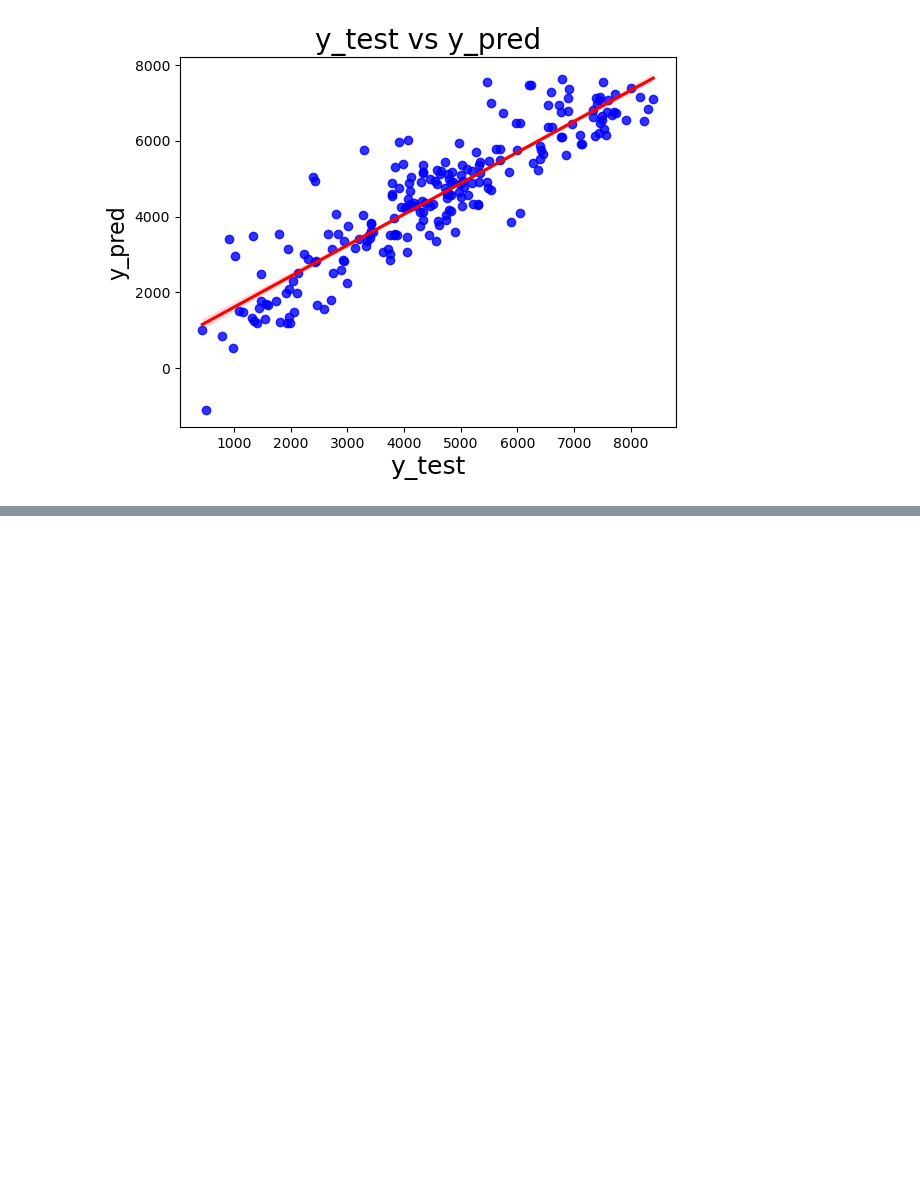
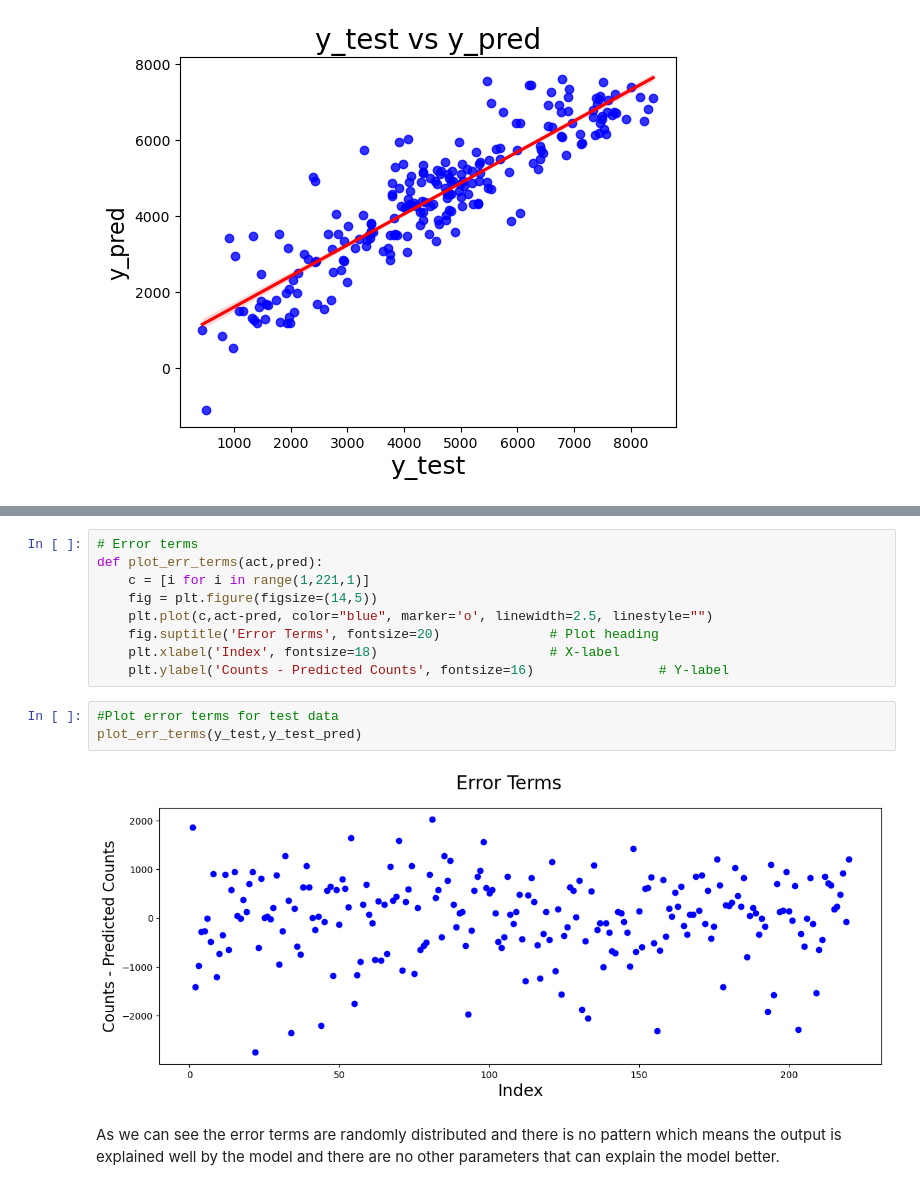
Before and after one commit to balagorrepati/BikeSharing, a Jupyter notebook: Bike Sharing Assignment.ipynb, the cells around one changed output, grey strips where cells are left out. Drawn from its saved outputs; the diff is of its cells as text; blank space fills up the shorter version.

```diff
--- a/Bike Sharing Assignment.ipynb
+++ b/Bike Sharing Assignment.ipynb
@@ -767,2 +808,18 @@ plt.show()
+# %%
+# Error terms
+def plot_err_terms(act,pred):
+    c = [i for i in range(1,221,1)]
+    fig = plt.figure(figsize=(14,5))
+    plt.plot(c,act-pred, color="blue", marker='o', linewidth=2.5, linestyle="")
+    fig.suptitle('Error Terms', fontsize=20)              # Plot heading
+    plt.xlabel('Index', fontsize=18)                      # X-label
+    plt.ylabel('Counts - Predicted Counts', fontsize=16)                # Y-label
+# %%
+#Plot error terms for test data
+plot_err_terms(y_test,y_test_pred)
+# %% [output]
+[figure, added]
+# %% [markdown]
+As we can see the error terms are randomly distributed and there is no pattern which means the output is explained well by the model and there are no other parameters that can explain the model better.
 # %% [markdown]
 # Comparision between Training and Testing dataset:
```
Also changed, not shown: parts of 42 cells of this notebook, 3 other files.
